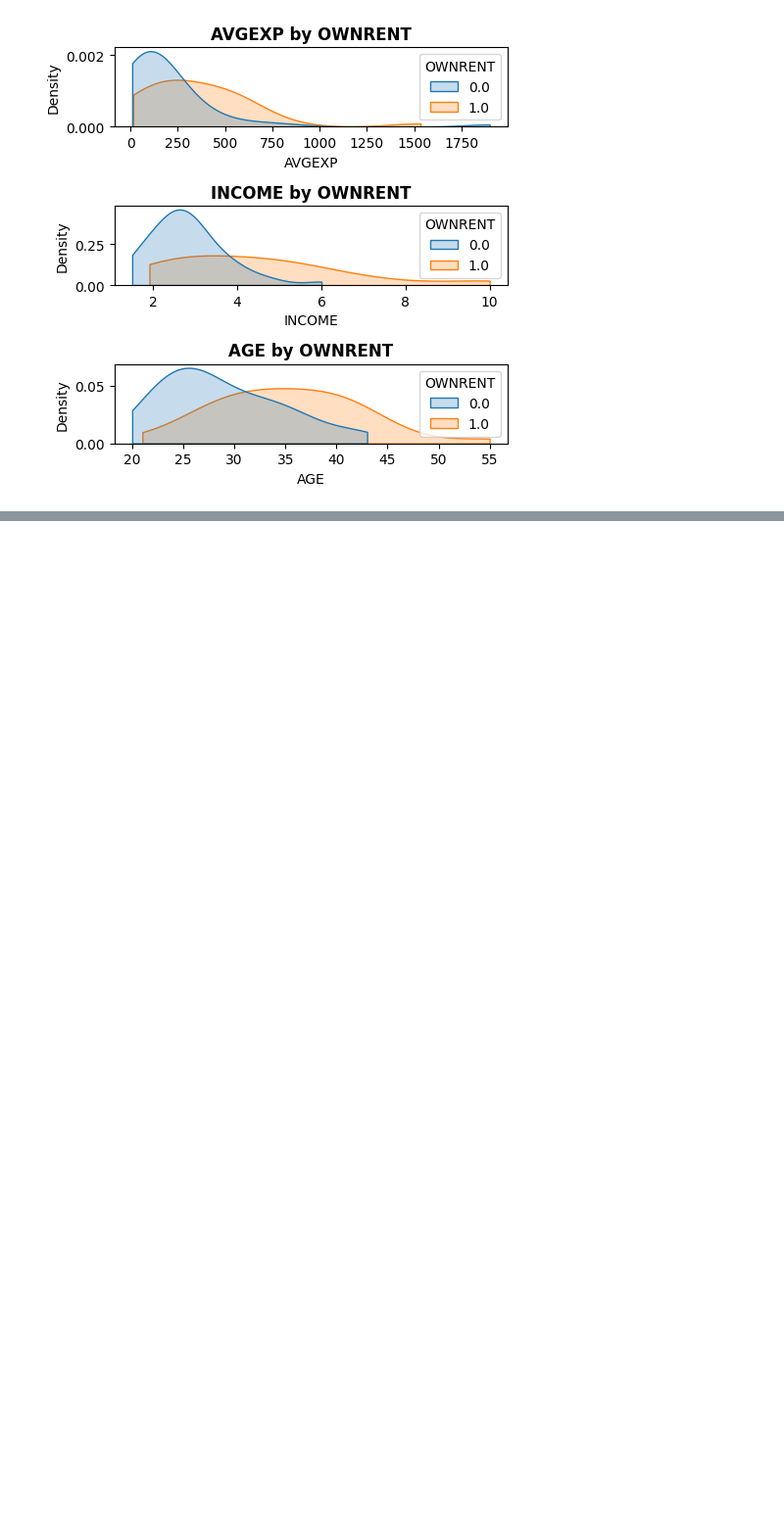
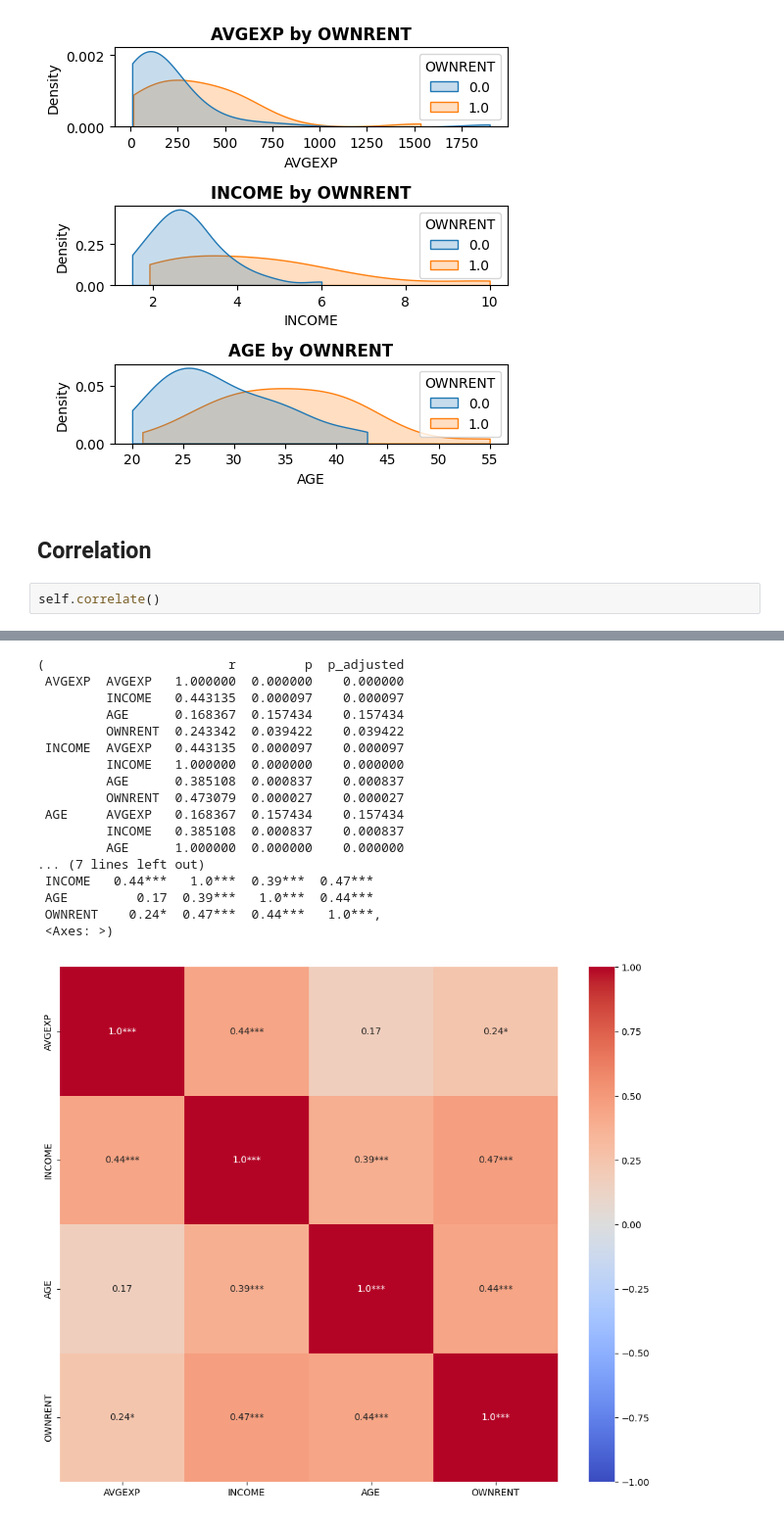
Before and after one commit to easlinger/glmax, a Jupyter notebook: examples/regression_moderation.ipynb, the cells around one changed output, grey strips where cells are left out. Shown at 98% size. Saved outputs shown, nothing was run; the diff lists cells and outputs as text; blank space fills up the shorter version.

Commit message:
Add correlation analysis and visualization

```diff
--- a/examples/regression_moderation.ipynb
+++ b/examples/regression_moderation.ipynb
@@ -67,3 +67,8 @@ figs = self.describe(groups="OWNRENT", figsize=(5, 5))
 [figure]
 [figure]
 [figure]
+# %% [markdown]
+## Correlation
+# %%
+self.correlate()
+# %% [output]
@@ -69,0 +92,18 @@ figs = self.describe(groups="OWNRENT", figsize=(5, 5))
+(                        r         p  p_adjusted
+ AVGEXP  AVGEXP   1.000000  0.000000    0.000000
+         INCOME   0.443135  0.000097    0.000097
+         AGE      0.168367  0.157434    0.157434
+         OWNRENT  0.243342  0.039422    0.039422
+ INCOME  AVGEXP   0.443135  0.000097    0.000097
+         INCOME   1.000000  0.000000    0.000000
+         AGE      0.385108  0.000837    0.000837
+         OWNRENT  0.473079  0.000027    0.000027
+ AGE     AVGEXP   0.168367  0.157434    0.157434
+         INCOME   0.385108  0.000837    0.000837
+         AGE      1.000000  0.000000    0.000000
+... (7 lines left out)
+ INCOME   0.44***   1.0***  0.39***  0.47***
+ AGE         0.17  0.39***   1.0***  0.44***
+ OWNRENT    0.24*  0.47***  0.44***   1.0***,
+ <Axes: >)
+[figure, added]
```
Also changed, not shown: parts of 1 cell of this notebook, 4 other files.
